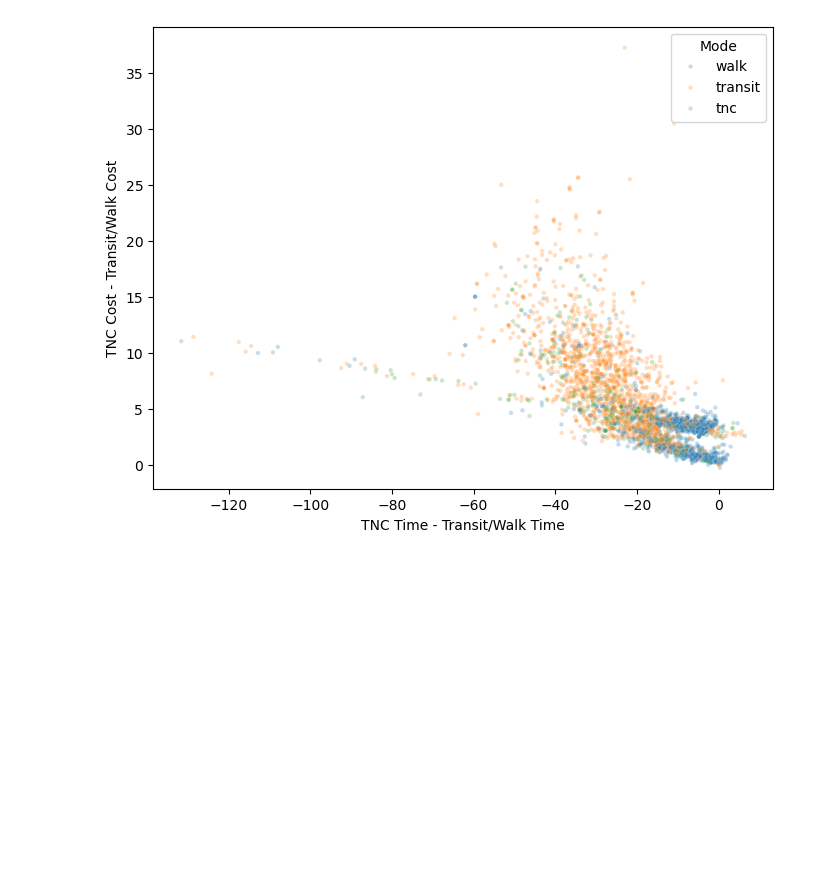
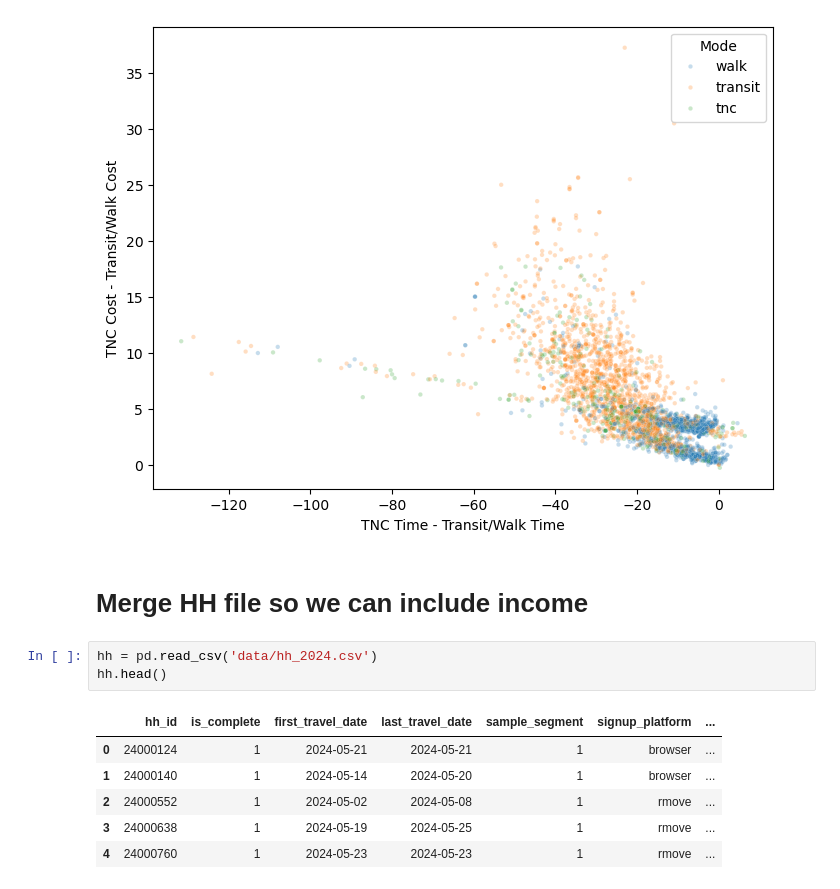
Before and after one commit to gregerhardt/rh_pricing, a Jupyter notebook: mode_choice_estimation/Make Estimation File.ipynb, the cells around one changed output. Saved outputs shown, nothing was run; the diff lists cells and outputs as text; blank space fills up the shorter version.

Commit message:
Add HH income and zonal income to estimation file.

```diff
--- a/mode_choice_estimation/Make Estimation File.ipynb
+++ b/mode_choice_estimation/Make Estimation File.ipynb
@@ -663,3 +663,15 @@ plt.legend(title='Mode')
 plt.show()
 # %% [output]
 [figure]
+# %% [markdown]
+# Merge HH file so we can include income
+# %%
+hh = pd.read_csv('data/hh_2024.csv')
+hh.head()
+# %% [output]
+|  | hh_id | is_complete | first_travel_date | last_travel_date | sample_segment | signup_platform | ... |
+| 0 | 24000124 | 1 | 2024-05-21 | 2024-05-21 | 1 | browser | ... |
+| 1 | 24000140 | 1 | 2024-05-14 | 2024-05-20 | 1 | browser | ... |
+| 2 | 24000552 | 1 | 2024-05-02 | 2024-05-08 | 1 | rmove | ... |
+| 3 | 24000638 | 1 | 2024-05-19 | 2024-05-25 | 1 | rmove | ... |
+| 4 | 24000760 | 1 | 2024-05-23 | 2024-05-23 | 1 | rmove | ... |
```
Also changed, not shown: parts of 15 cells of this notebook.
